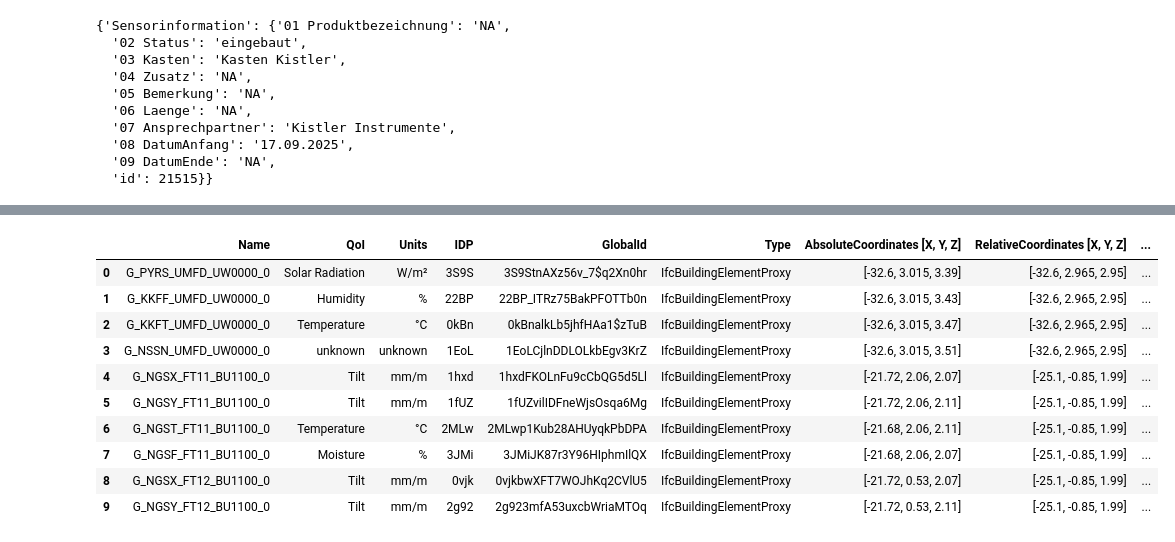
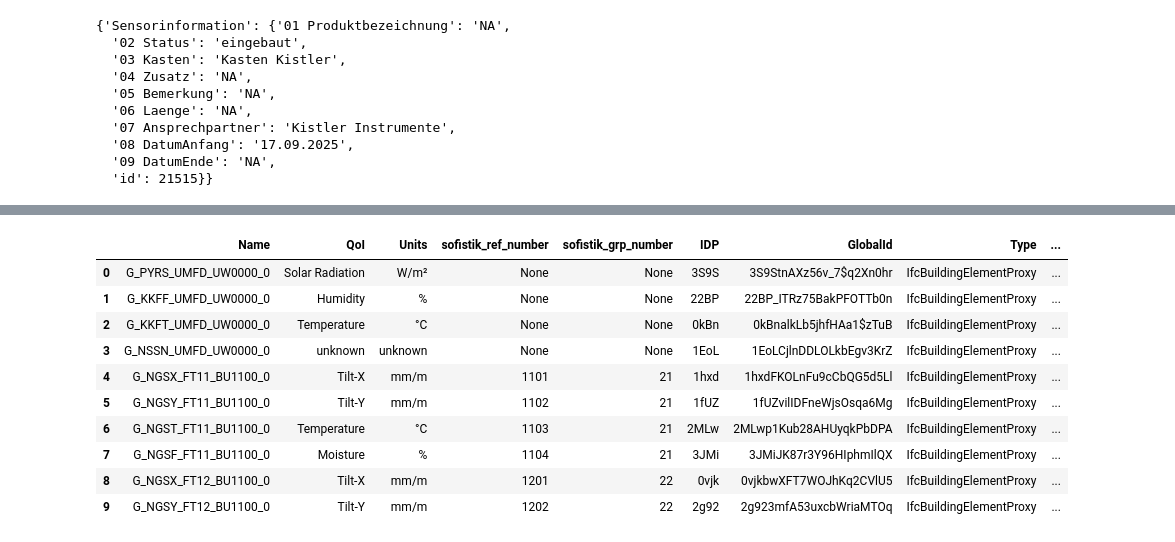
Before and after one commit to DavidSilhanek/TUD, a Jupyter notebook: expect_ifc.ipynb, the cells around one changed output, grey strips where cells are left out. Drawn from its saved outputs; the diff is of its cells as text; code cells hidden in the pictures.

```diff
--- a/expect_ifc.ipynb
+++ b/expect_ifc.ipynb
@@ -95,7 +95,12 @@ ifc_element.get_psets(ifc_model.by_id(12860))
   '09 DatumEnde': 'NA',
   'id': 21515}}
 # %%
-df = pd.DataFrame(columns=["Name","QoI", "Units", "IDP", "GlobalId", "Type", "AbsoluteCoordinates [X, Y, Z]", "RelativeCoordinates [X, Y, Z]", "RelativeToRef [X, Y, Z]"])
+df = pd.DataFrame(columns=["Name",
+                           "QoI",
+                           "Units",
+                           "sofistik_ref_number",
+                           "sofistik_grp_number",
+                           "IDP", "GlobalId", "Type", "AbsoluteCoordinates [X, Y, Z]", "RelativeCoordinates [X, Y, Z]", "RelativeToRef [X, Y, Z]"])
 # %%
 # UNITS {sensor_type: unit}
 units = {
@@ -104,16 +109,16 @@ units = {
  'KKFT': {"unit": "°C", "QoI": "Temperature"},
  'KKFF': {"unit": "%", "QoI": "Humidity"},
  'IWAR': {"unit": "mm", "QoI": "Displacement"},
- 'ACCZ': {"unit": "m/s²", "QoI": "Acceleration"},
+ 'ACCZ': {"unit": "m/s²", "QoI": "Acceleration-Z"},
  'LADS': {"unit": "m", "QoI": "Distance"},
  'NGSF': {"unit": "%", "QoI": "Moisture"},
  'NGST': {"unit": "°C", "QoI": "Temperature"},
  'TEMP': {"unit": "°C", "QoI": "Temperature"},
  'DMSK': {"unit": "μm/m", "QoI": "Strain"},
- 'NGSX': {"unit": "mm/m", "QoI": "Tilt"},
+ 'NGSX': {"unit": "mm/m", "QoI": "Tilt-X"},
  'NSSN': {"unit": "unknown", "QoI": "unknown"},
- 'NGSY': {"unit": "mm/m", "QoI": "Tilt"},
- 'ACCX': {"unit": "m/s²", "QoI": "Acceleration"},
+ 'NGSY': {"unit": "mm/m", "QoI": "Tilt-Y"},
+ 'ACCX': {"unit": "m/s²", "QoI": "Acceleration-X"},
  }
 
 {'DMSD', 'PYRS', 'KKFT', 'KKFF', 'IWAR', 'ACCZ', 'LADS', 'NGSF', 'NGST', 'TEMP', 'DMSK', 'NGSX', 'NSSN', 'NGSY'}
@@ -133,6 +138,55 @@ small_dicts = {
 # %%
 settings = ifcopenshell.geom.settings()
 settings.set("use-world-coords", True)
+
+
+
+SPTs=[]
+with open("forbidden.txt", "r") as f:
+    for line in f:
+        try:
+            spt = line.split("SPT ")[1][:4]
+            SPTs.append(int(spt))
+        except:
+            pass
+print(f"Forbidden SPTs: {SPTs}")
+
+def gen_spt_number(element):
+    # TODO: SPT rules
+    # -- 1140
+    # -- ||||...... numb. ?
+    # -- |||....... numb. ?
+    # -- ||........ number of span
+    # -- |......... number of axis
+    name = element.Name
+    parts = name.split("_")[2]
+    if "FT" in parts:
+        sptcandidate = int(str(parts.split("FT")[1]) + "00")
+        niter_max = 100
+        while sptcandidate in SPTs and niter_max > 0:
+            sptcandidate += 1
+            niter_max -= 1
+        if niter_max == 0:
+            raise ValueError("Maximum number of iterations reached, unable to safely generate the SPT number.")
+        SPTs.append(sptcandidate)
+        return sptcandidate
+    else:
+        return None
+
+def gen_gpr_number(element):
+    # TODO: GRP rules
+    # -- 13
+    # -- ||........ number of axis
+    # -- |......... number of ???
+    element_name = element.Name
+    axis = element_name.split("_")[2]
+    if "FT" in axis:
+        axis_number = int(axis.split("FT")[1])
+        gpr_number = 10 + axis_number
+        return gpr_number
+    else:
+        return None
+
 
 def get_element_absolute_coordinates(element):
     shape = ifcopenshell.geom.create_shape(settings, element)
@@ -203,14 +257,21 @@ for e in gs:
     # coordinates = get_element_coordinates(e, True)
     relative_coordinates = get_element_relative_coordinates(e, False)
     absolute_coordinates = get_element_absolute_coordinates(e)
+    gpr_number = gen_gpr_number(e)
     reltoref_coorldinates = get_element_rel_to_ref_coordinates(absolute_coordinates)
     code = e.Name.split("_")[1]
     idp = gen_sofistik_idp(e.get_info().get("GlobalId", None))
+
+
+    sofistik_ref_number = gen_spt_number(e)
+    sofistik_grp_number = gen_gpr_number(e)
 
     df = pd.concat([df, pd.DataFrame([[
         e.get_info().get("Name", None),
         units.get(code, {}).get("QoI", None),
         units.get(code, {}).get("unit", None),
+        sofistik_ref_number,
+        sofistik_grp_number,  # TODO: GRP number
         idp,
         e.get_info().get("GlobalId", None),
         e.is_a(), absolute_coordinates, relative_coordinates, reltoref_coorldinates,
@@ -228,20 +290,20 @@ df.head(10)
 Shift vector for G_NGST_FT12_BU1100_0: [-32.68   0.63   2.11]
 [-21.68   0.53   2.11] [11.  -0.1  0. ]
 Number of rows in the DataFrame: 74
 Unique Y values: 19
 Unique Z values: 24
 Unique YZ pairs: 35
-|  | Name | QoI | Units | IDP | GlobalId | Type | AbsoluteCoordinates [X, Y, Z] | RelativeCoordinates [X, Y, Z] | ... |
-| 0 | G_PYRS_UMFD_UW0000_0 | Solar Radiation | W/m² | 3S9S | 3S9StnAXz56v_7$q2Xn0hr | IfcBuildingElementProxy | [-32.6, 3.015, 3.39] | [-32.6, 2.965, 2.95] | ... |
-| 1 | G_KKFF_UMFD_UW0000_0 | Humidity | % | 22BP | 22BP_ITRz75BakPFOTTb0n | IfcBuildingElementProxy | [-32.6, 3.015, 3.43] | [-32.6, 2.965, 2.95] | ... |
-| 2 | G_KKFT_UMFD_UW0000_0 | Temperature | °C | 0kBn | 0kBnalkLb5jhfHAa1$zTuB | IfcBuildingElementProxy | [-32.6, 3.015, 3.47] | [-32.6, 2.965, 2.95] | ... |
-| 3 | G_NSSN_UMFD_UW0000_0 | unknown | unknown | 1EoL | 1EoLCjlnDDLOLkbEgv3KrZ | IfcBuildingElementProxy | [-32.6, 3.015, 3.51] | [-32.6, 2.965, 2.95] | ... |
-| 4 | G_NGSX_FT11_BU1100_0 | Tilt | mm/m | 1hxd | 1hxdFKOLnFu9cCbQG5d5Ll | IfcBuildingElementProxy | [-21.72, 2.06, 2.07] | [-25.1, -0.85, 1.99] | ... |
-| 5 | G_NGSY_FT11_BU1100_0 | Tilt | mm/m | 1fUZ | 1fUZvilIDFneWjsOsqa6Mg | IfcBuildingElementProxy | [-21.72, 2.06, 2.11] | [-25.1, -0.85, 1.99] | ... |
-| 6 | G_NGST_FT11_BU1100_0 | Temperature | °C | 2MLw | 2MLwp1Kub28AHUyqkPbDPA | IfcBuildingElementProxy | [-21.68, 2.06, 2.11] | [-25.1, -0.85, 1.99] | ... |
-| 7 | G_NGSF_FT11_BU1100_0 | Moisture | % | 3JMi | 3JMiJK87r3Y96HIphmIlQX | IfcBuildingElementProxy | [-21.68, 2.06, 2.07] | [-25.1, -0.85, 1.99] | ... |
-| 8 | G_NGSX_FT12_BU1100_0 | Tilt | mm/m | 0vjk | 0vjkbwXFT7WOJhKq2CVlU5 | IfcBuildingElementProxy | [-21.72, 0.53, 2.07] | [-25.1, -0.85, 1.99] | ... |
-| 9 | G_NGSY_FT12_BU1100_0 | Tilt | mm/m | 2g92 | 2g923mfA53uxcbWriaMTOq | IfcBuildingElementProxy | [-21.72, 0.53, 2.11] | [-25.1, -0.85, 1.99] | ... |
+|  | Name | QoI | Units | sofistik_ref_number | sofistik_grp_number | IDP | GlobalId | Type | ... |
+| 0 | G_PYRS_UMFD_UW0000_0 | Solar Radiation | W/m² | None | None | 3S9S | 3S9StnAXz56v_7$q2Xn0hr | IfcBuildingElementProxy | ... |
+| 1 | G_KKFF_UMFD_UW0000_0 | Humidity | % | None | None | 22BP | 22BP_ITRz75BakPFOTTb0n | IfcBuildingElementProxy | ... |
+| 2 | G_KKFT_UMFD_UW0000_0 | Temperature | °C | None | None | 0kBn | 0kBnalkLb5jhfHAa1$zTuB | IfcBuildingElementProxy | ... |
+| 3 | G_NSSN_UMFD_UW0000_0 | unknown | unknown | None | None | 1EoL | 1EoLCjlnDDLOLkbEgv3KrZ | IfcBuildingElementProxy | ... |
+| 4 | G_NGSX_FT11_BU1100_0 | Tilt-X | mm/m | 1101 | 21 | 1hxd | 1hxdFKOLnFu9cCbQG5d5Ll | IfcBuildingElementProxy | ... |
+| 5 | G_NGSY_FT11_BU1100_0 | Tilt-Y | mm/m | 1102 | 21 | 1fUZ | 1fUZvilIDFneWjsOsqa6Mg | IfcBuildingElementProxy | ... |
+| 6 | G_NGST_FT11_BU1100_0 | Temperature | °C | 1103 | 21 | 2MLw | 2MLwp1Kub28AHUyqkPbDPA | IfcBuildingElementProxy | ... |
+| 7 | G_NGSF_FT11_BU1100_0 | Moisture | % | 1104 | 21 | 3JMi | 3JMiJK87r3Y96HIphmIlQX | IfcBuildingElementProxy | ... |
+| 8 | G_NGSX_FT12_BU1100_0 | Tilt-X | mm/m | 1201 | 22 | 0vjk | 0vjkbwXFT7WOJhKq2CVlU5 | IfcBuildingElementProxy | ... |
+| 9 | G_NGSY_FT12_BU1100_0 | Tilt-Y | mm/m | 1202 | 22 | 2g92 | 2g923mfA53uxcbWriaMTOq | IfcBuildingElementProxy | ... |
 # %%
 # Create SOFiSTIK input file for the sensors
 
```
Also changed, not shown: parts of 3 cells of this notebook, 6 other files.
